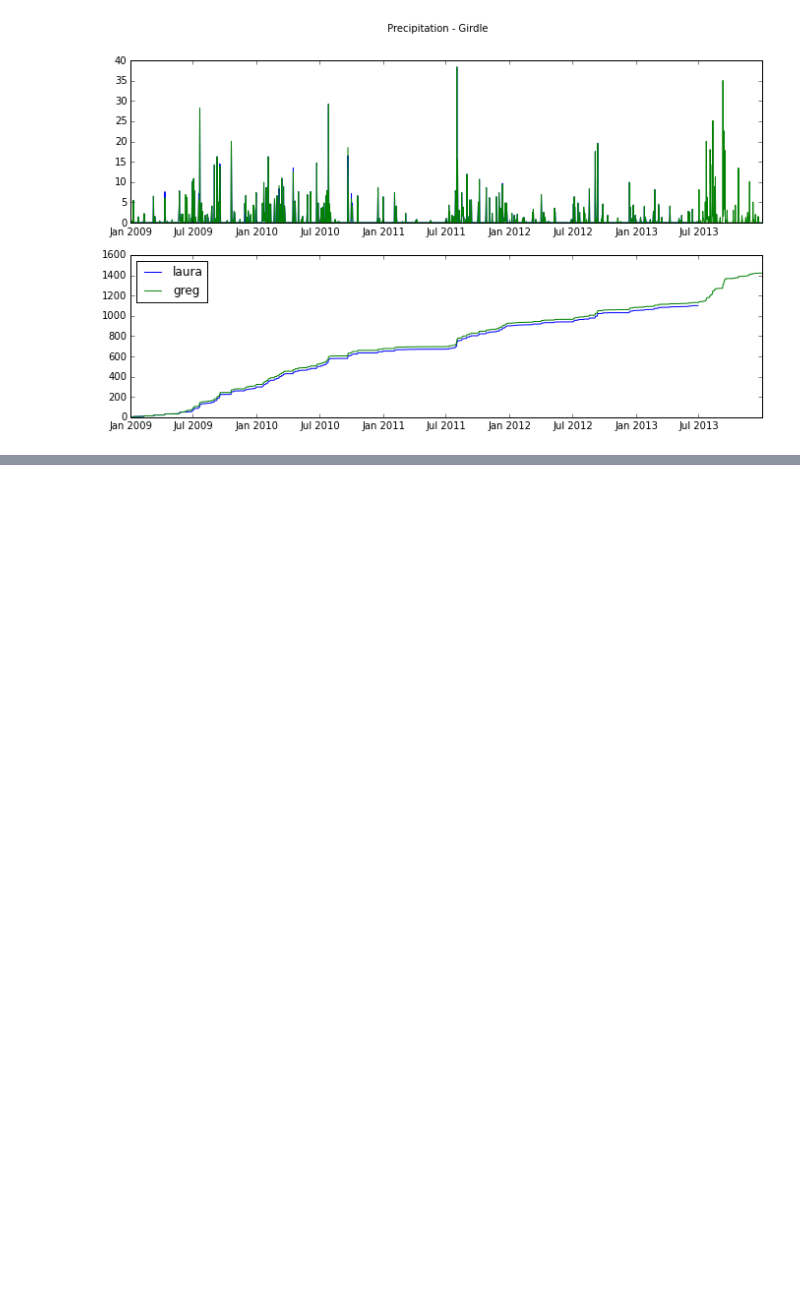
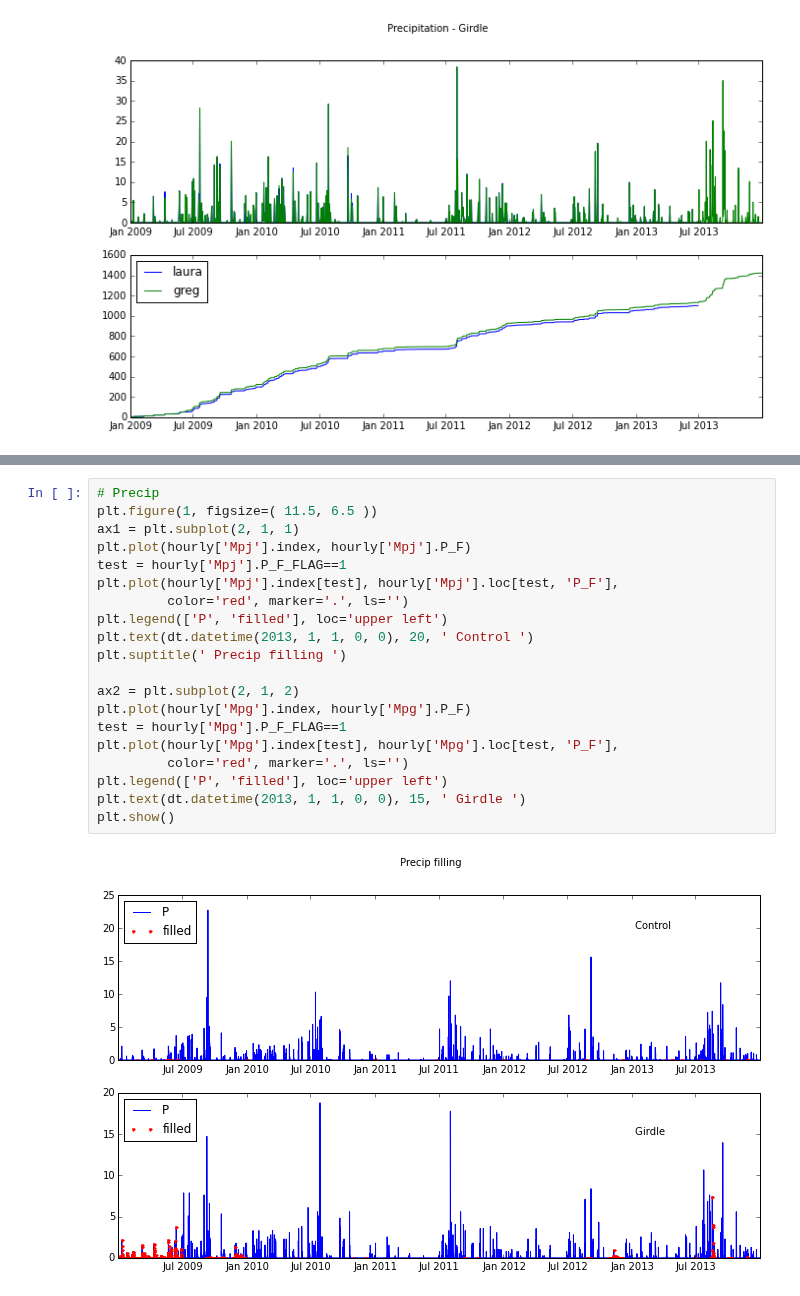
Before and after one commit to gremau/NMEG_miscellany, a Jupyter notebook: laura_vs_greg.ipynb, the cells around one changed output, grey strips where cells are left out. Drawn from its saved outputs; the diff is of its cells as text; blank space fills up the shorter version.

```diff
--- a/laura_vs_greg.ipynb
+++ b/laura_vs_greg.ipynb
@@ -264,0 +307,22 @@ plt.show()
+# %%
+# Precip
+plt.figure(1, figsize=( 11.5, 6.5 ))
+ax1 = plt.subplot(2, 1, 1)
+plt.plot(hourly['Mpj'].index, hourly['Mpj'].P_F)
+test = hourly['Mpj'].P_F_FLAG==1
+plt.plot(hourly['Mpj'].index[test], hourly['Mpj'].loc[test, 'P_F'],
+         color='red', marker='.', ls='')
+plt.legend(['P', 'filled'], loc='upper left')
+plt.text(dt.datetime(2013, 1, 1, 0, 0), 20, ' Control ')
+plt.suptitle(' Precip filling ')
+
+ax2 = plt.subplot(2, 1, 2)
+plt.plot(hourly['Mpg'].index, hourly['Mpg'].P_F)
+test = hourly['Mpg'].P_F_FLAG==1
+plt.plot(hourly['Mpg'].index[test], hourly['Mpg'].loc[test, 'P_F'],
+         color='red', marker='.', ls='')
+plt.legend(['P', 'filled'], loc='upper left')
+plt.text(dt.datetime(2013, 1, 1, 0, 0), 15, ' Girdle ')
+plt.show()
+# %% [output]
+[figure, added]
```
Also changed, not shown: parts of 7 cells of this notebook.
